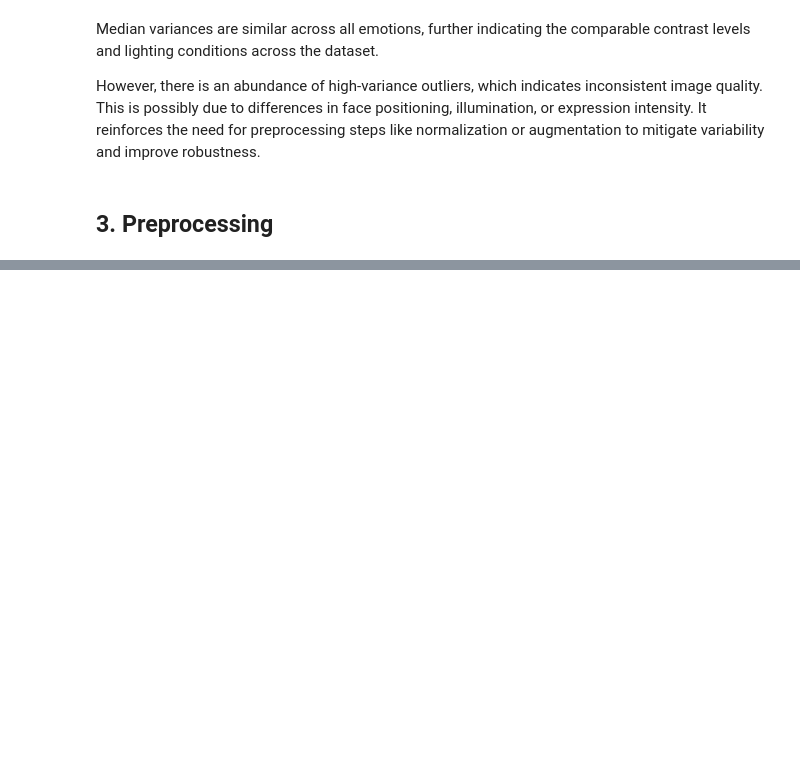
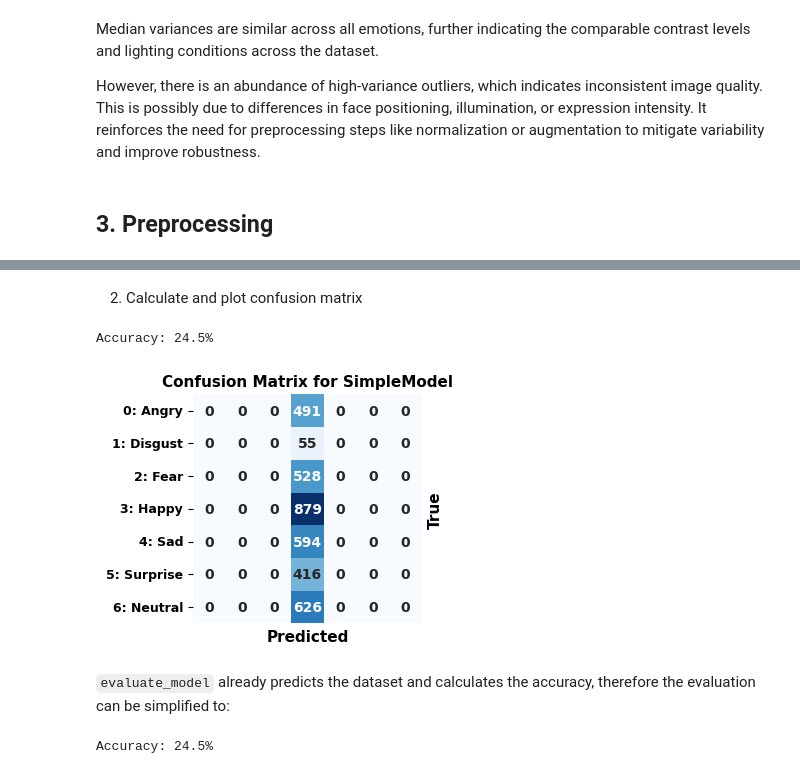
Before and after one commit to Pabloherreroo/Facial-Expression-Recognition_UsingML, a Jupyter notebook: group40_emotion_recognition.ipynb, the cells around one changed output, grey strips where cells are left out. Drawn from its saved outputs; the diff is of its cells as text; code cells hidden in the pictures; blank space fills up the shorter version.

```diff
--- a/group40_emotion_recognition.ipynb
+++ b/group40_emotion_recognition.ipynb
@@ -248,0 +389,18 @@ for df in [trai_df, vali_df, test_df]:
+# %%
+model = SimpleModel()
+predictions, actual = predict_dataset(model, test_df)
+# %% [markdown]
+2. Calculate and plot confusion matrix
+# %%
+cm = confusion_matrix(actual, predictions)
+plot_confusion_matrix(cm, class_names)
+# %% [output]
+Accuracy: 24.5%
+[figure, added]
+# %% [markdown]
+`evaluate_model` already predicts the dataset and calculates the accuracy, therefore the evaluation can be simplified to:
+# %%
+model = SimpleModel()
+evaluate_model(model, test_df, confusion=False) # If we set confusion=True, it will plot the confusion matrix
+# %% [output]
+Accuracy: 24.5%
```
Also changed, not shown: parts of 13 cells of this notebook.
